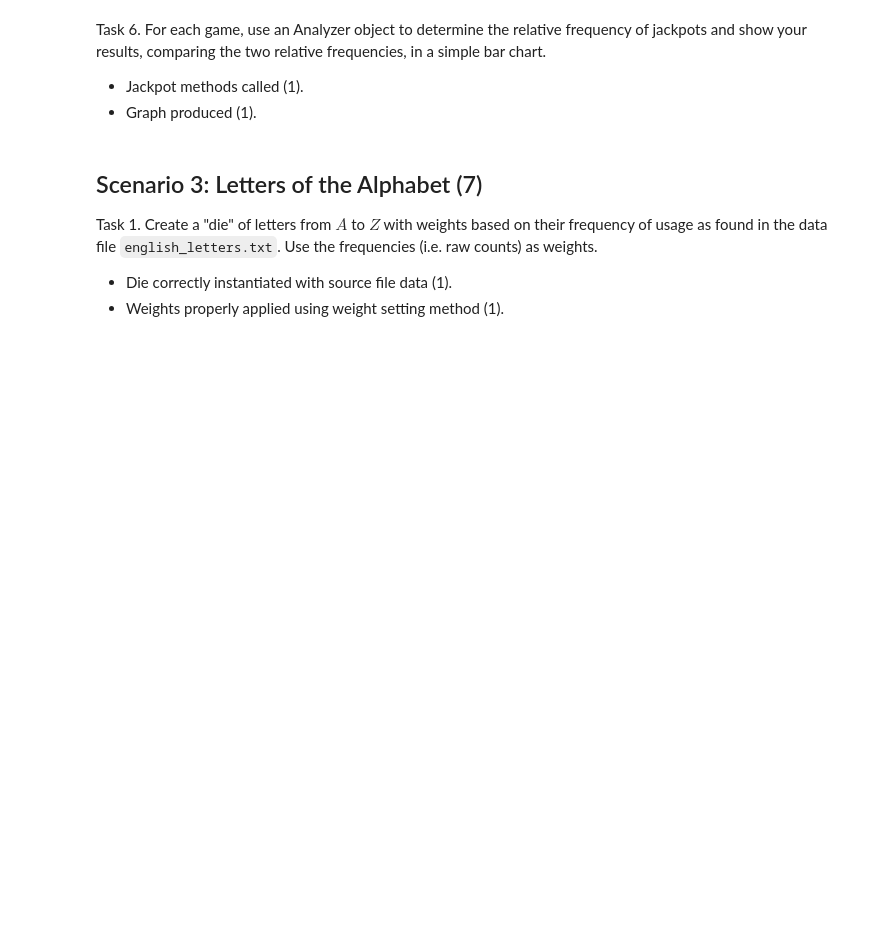
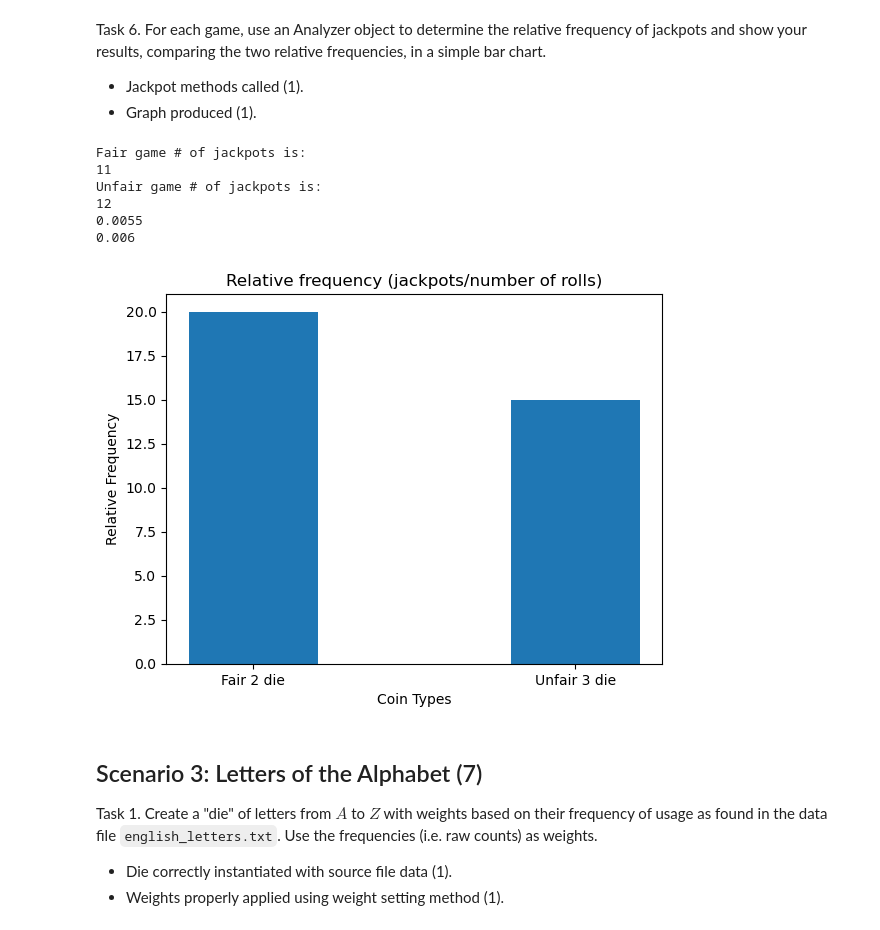
Before and after one commit to 1jamescaldwell/Monte-Carlo-Simulator, a Jupyter notebook: DS51200_FinalProject_ywe4kw.ipynb, the cells around one changed output. Drawn from its saved outputs; the diff is of its cells as text; code cells hidden in the pictures; blank space fills up the shorter version.

```diff
--- a/DS51200_FinalProject_ywe4kw.ipynb
+++ b/DS51200_FinalProject_ywe4kw.ipynb
@@ -230,7 +374,7 @@ import numpy as np
 my_die_faces = np.array([1,2,3,4,5,6])
 my_die1 = Die(my_die_faces)
 my_die2 = Die(my_die_faces)
-my_die2 = Die(my_die_faces)
+my_die3 = Die(my_die_faces)
 # %% [markdown]
 Task 2. Convert one of the dice to an unfair one by weighting the face $6$ five times more than the other weights (i.e. it has weight of 5 and the others a weight of 1 each).
 
@@ -255,3 +410,12 @@ Task 4. Play a game of $10000$ rolls with $5$ fair dice.
 
 - Game class properly instantiated (1).
 - Play method called properly (1).
+# %%
+import numpy as np
+from MC_Package.game import Game
+
+my_die_list = [my_die3,my_die3,my_die3,my_die3,my_die3]
+my_game1 = Game(my_die_list)
+my_game1.play(10000)
+
+my_game1.show_results()
@@ -260,3 +439,9 @@ Task 5. Play another game of $10000$ rolls, this time with $2$ unfair dice, one
 
 - Game class properly instantiated (1).
 - Play method called properly (1).
+# %%
+my_die_list2 = [my_die1,my_die2,my_die3,my_die3,my_die3]
+my_game2 = Game(my_die_list2)
+my_game2.play(10000)
+
+my_game2.show_results()
@@ -265,6 +465,42 @@ Task 6. For each game, use an Analyzer object to determine the relative frequenc
 
 - Jackpot methods called (1).
 - Graph produced (1).
+# %%
+from MC_Package.analyzer import Analyzer
+
+my_analyzer_fair = Analyzer(my_game1)
+my_analyzer_unfair = Analyzer(my_game2)
+
+print('Fair game # of jackpots is: ')
+print(my_analyzer_fair.check_jackpot())
+print('Unfair game # of jackpots is: ')
+print(my_analyzer_unfair.check_jackpot())
+
+fair_freq = my_analyzer_fair.check_jackpot()/(1000*2)
+print(fair_freq)
+unfair_freq = my_analyzer_unfair.check_jackpot()/(1000*2)
+print(unfair_freq)
+
+import matplotlib.pyplot as plt
+
+data = {'Fair 2 die':20, 'Unfair 3 die':15}
+names = list(data.keys())
+freq = list(data.values())
+
+plt.bar(names, freq,
+        width = 0.4)
+plt.xlabel("Coin Types")
+plt.ylabel("Relative Frequency")
+plt.title("Relative frequency (jackpots/number of rolls)")
+plt.show()
+# %% [output]
+Fair game # of jackpots is:
+11
+Unfair game # of jackpots is:
+12
+0.0055
+0.006
+[figure, added]
 # %% [markdown]
 ## Scenario 3: Letters of the Alphabet (7)
 
```
Also changed, not shown: parts of 17 cells of this notebook.
